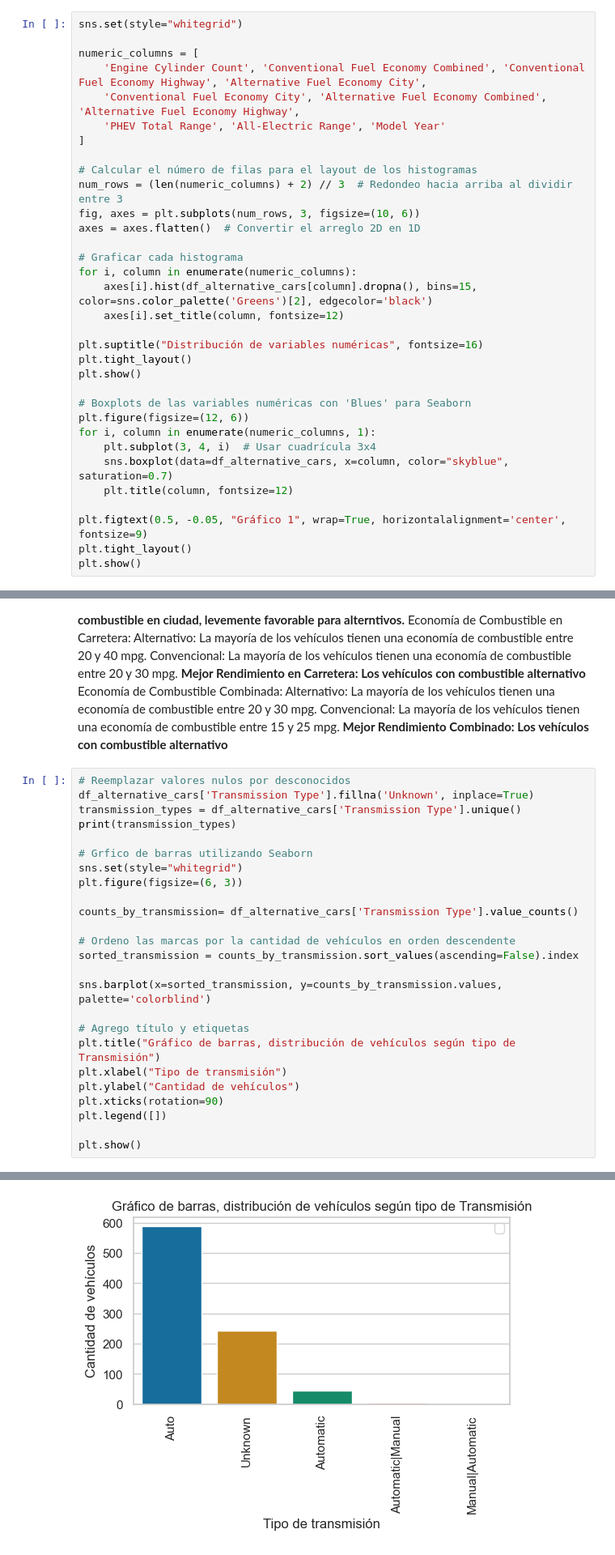
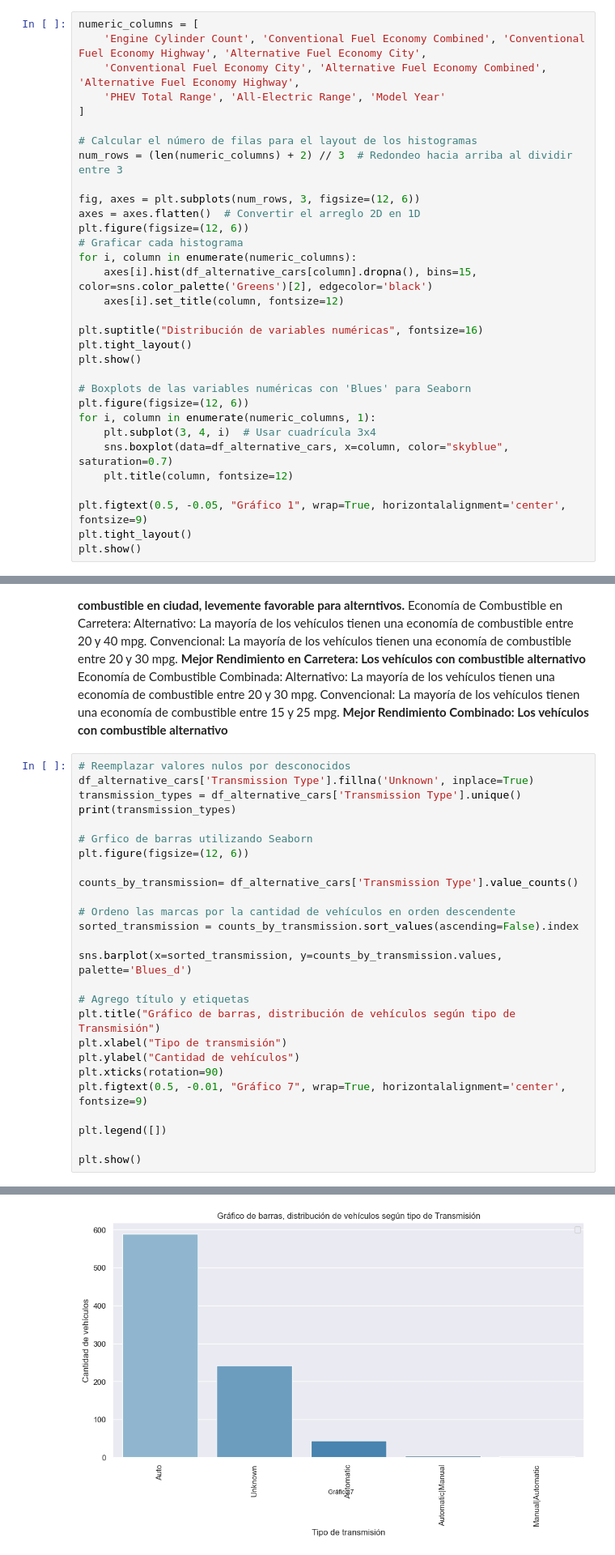
Before and after one commit to mlararossetti/ProyectoFinalSH, a Jupyter notebook: notebooks/2. EDA/EDA_alternativecars.ipynb, the cells around one changed output, grey strips where cells are left out. Shown at 81% size. Saved outputs shown, nothing was run; the diff lists cells and outputs as text.

```diff
--- a/notebooks/2. EDA/EDA_alternativecars.ipynb
+++ b/notebooks/2. EDA/EDA_alternativecars.ipynb
@@ -241,8 +241,6 @@ Dataset: Alternative Fuel Vehicles
 # %% [markdown]
 6. **Outliers:**
 # %%
-sns.set(style="whitegrid")
-
 numeric_columns = [
     'Engine Cylinder Count', 'Conventional Fuel Economy Combined', 'Conventional Fuel Economy Highway', 'Alternative Fuel Economy City',
     'Conventional Fuel Economy City', 'Alternative Fuel Economy Combined', 'Alternative Fuel Economy Highway',
@@ -251,9 +249,10 @@ numeric_columns = [
 
 # Calcular el número de filas para el layout de los histogramas
 num_rows = (len(numeric_columns) + 2) // 3  # Redondeo hacia arriba al dividir entre 3
-fig, axes = plt.subplots(num_rows, 3, figsize=(10, 6))
+
+fig, axes = plt.subplots(num_rows, 3, figsize=(12, 6))
 axes = axes.flatten()  # Convertir el arreglo 2D en 1D
-
+plt.figure(figsize=(12, 6))
 # Graficar cada histograma
 for i, column in enumerate(numeric_columns):
     axes[i].hist(df_alternative_cars[column].dropna(), bins=15, color=sns.color_palette('Greens')[2], edgecolor='black')
@@ -494,31 +494,32 @@ Convencional: La mayoría de los vehículos tienen una economía de combustible
 # %%
 # Reemplazar valores nulos por desconocidos
 df_alternative_cars['Transmission Type'].fillna('Unknown', inplace=True)
 transmission_types = df_alternative_cars['Transmission Type'].unique()
 print(transmission_types)
 
 # Grfico de barras utilizando Seaborn
-sns.set(style="whitegrid")
-plt.figure(figsize=(6, 3))
+plt.figure(figsize=(12, 6))
 
 counts_by_transmission= df_alternative_cars['Transmission Type'].value_counts()
 
 # Ordeno las marcas por la cantidad de vehículos en orden descendente
 sorted_transmission = counts_by_transmission.sort_values(ascending=False).index
 
-sns.barplot(x=sorted_transmission, y=counts_by_transmission.values, palette='colorblind')
+sns.barplot(x=sorted_transmission, y=counts_by_transmission.values, palette='Blues_d')
 
 # Agrego título y etiquetas
 plt.title("Gráfico de barras, distribución de vehículos según tipo de Transmisión")
 plt.xlabel("Tipo de transmisión")
 plt.ylabel("Cantidad de vehículos")
 plt.xticks(rotation=90)
+plt.figtext(0.5, -0.01, "Gráfico 7", wrap=True, horizontalalignment='center', fontsize=9)
+
 plt.legend([])
 
 plt.show()
 # %% [output]
 ['Auto' 'Unknown' 'Automatic' 'Automatic|Manual' 'Manual|Automatic']
-[figure, old version]
+[figure, new version]
 # %% [markdown]
 Como podemos ver la mayor parte de autos tiene caja de cambios automática. Esto es una constante que se repite en varias partes de Estados Unidos y de países desarrollados en donde las cajas manuales hay pasado a ser prácticamente terreno de autos de alta gama. También podemos detectar en el gráfico que hay una porcentaje alto de datos desconocidos por un lado y que por el otro, hay valores que habrá que unificar dado que auto y automatic probablemente se refieran a la misma categoría. Es de los datos a depurar y corregir en el el ETL.
 # %% [markdown]
```
Also changed, not shown: parts of 15 cells of this notebook, 2 other files.
